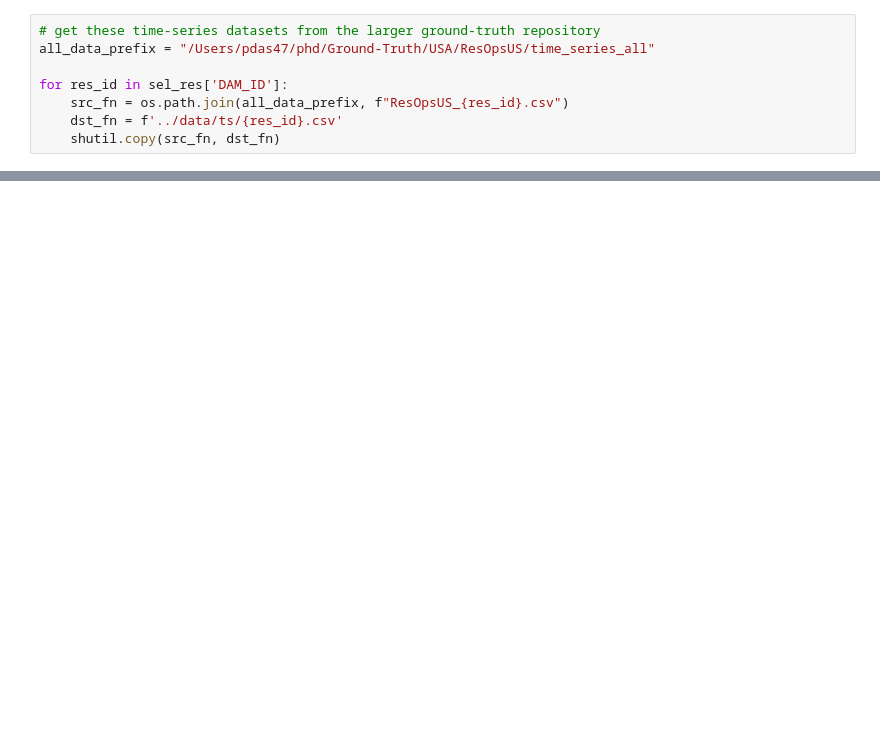
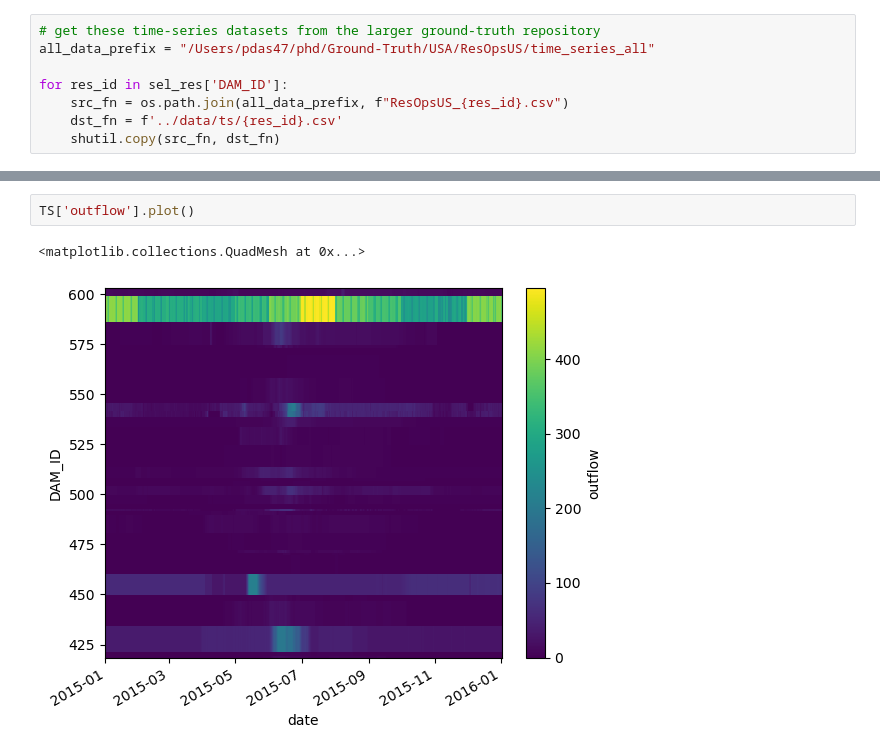
Before and after one commit to pritamd47/ReservoirNetwork, a Jupyter notebook: notebooks/sandbox.ipynb, the cells around one changed output, grey strips where cells are left out. Saved outputs shown, nothing was run; the diff lists cells and outputs as text; blank space fills up the shorter version.

```diff
--- a/notebooks/sandbox.ipynb
+++ b/notebooks/sandbox.ipynb
@@ -105,0 +227,5 @@ for res_id in sel_res['DAM_ID']:
+# %%
+TS['outflow'].plot()
+# %% [output]
+<matplotlib.collections.QuadMesh at 0x...>
+[figure, added]
```
Also changed, not shown: parts of 17 cells of this notebook.
